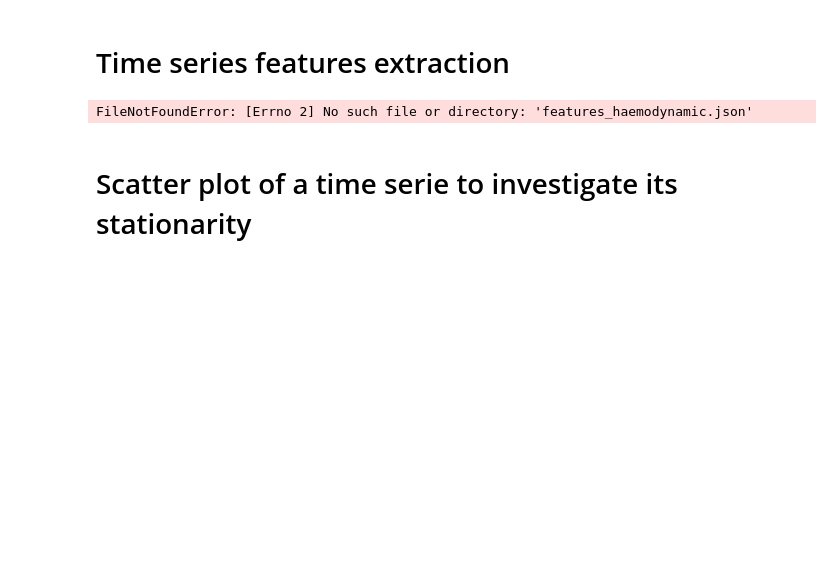
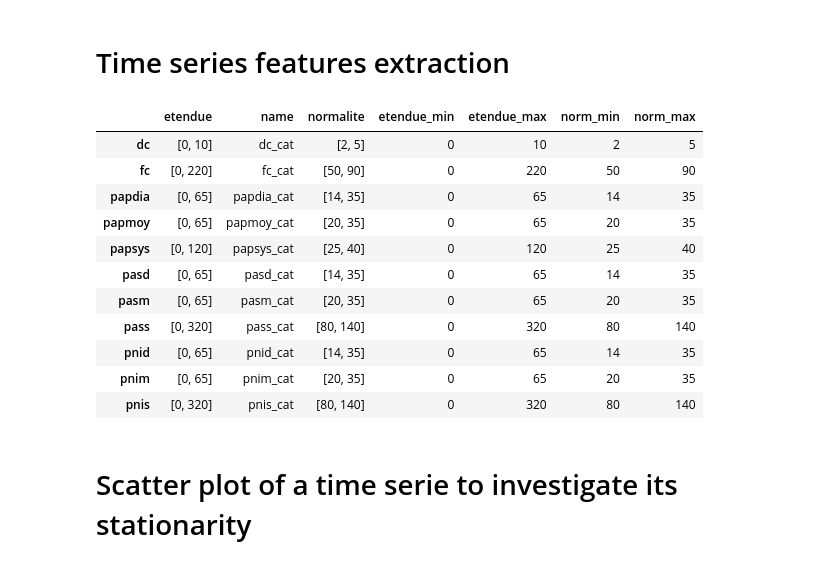
Before and after one commit to dataforgoodfr/batch_5_transplant, a Jupyter notebook: notebook/Analysis_Haemodynamic.ipynb, the cells around one changed output. Saved outputs shown, nothing was run; the diff lists cells and outputs as text; code cells hidden in the pictures; blank space fills up the shorter version.

Commit message:
ajout etendue et normalités avec json

```diff
--- a/notebook/Analysis_Haemodynamic.ipynb
+++ b/notebook/Analysis_Haemodynamic.ipynb
@@ -143,6 +143,26 @@ def get_conditions(conditions) :
 
     return(cond)
 # %%
-features_cat(df, 'fct_haemodynamic', 'features_haemodynamic.json')
+features_cat(df, 'df', 'features_haemodynamic.json')
-# %% [output]
-FileNotFoundError: [Errno 2] No such file or directory: 'features_haemodynamic.json'
+# %%
+cond = pd.read_json('features_haemodynamic.json').transpose()
+
+cond['etendue_min'] = cond['etendue'].map(lambda x: x[0])
+cond['etendue_max'] = cond['etendue'].map(lambda x: x[1])
+cond['norm_min'] = cond['normalite'].map(lambda x: x[0])
+cond['norm_max'] = cond['normalite'].map(lambda x: x[1])
+# %%
+cond
+# %% [output]
+|  | etendue | name | normalite | etendue_min | etendue_max | norm_min | norm_max |
+| dc | [0, 10] | dc_cat | [2, 5] | 0 | 10 | 2 | 5 |
+| fc | [0, 220] | fc_cat | [50, 90] | 0 | 220 | 50 | 90 |
+| papdia | [0, 65] | papdia_cat | [14, 35] | 0 | 65 | 14 | 35 |
+| papmoy | [0, 65] | papmoy_cat | [20, 35] | 0 | 65 | 20 | 35 |
+| papsys | [0, 120] | papsys_cat | [25, 40] | 0 | 120 | 25 | 40 |
+| pasd | [0, 65] | pasd_cat | [14, 35] | 0 | 65 | 14 | 35 |
+| pasm | [0, 65] | pasm_cat | [20, 35] | 0 | 65 | 20 | 35 |
+| pass | [0, 320] | pass_cat | [80, 140] | 0 | 320 | 80 | 140 |
+| pnid | [0, 65] | pnid_cat | [14, 35] | 0 | 65 | 14 | 35 |
+| pnim | [0, 65] | pnim_cat | [20, 35] | 0 | 65 | 20 | 35 |
+| pnis | [0, 320] | pnis_cat | [80, 140] | 0 | 320 | 80 | 140 |
```
Also changed, not shown: parts of 1 cell of this notebook, 4 other files.
